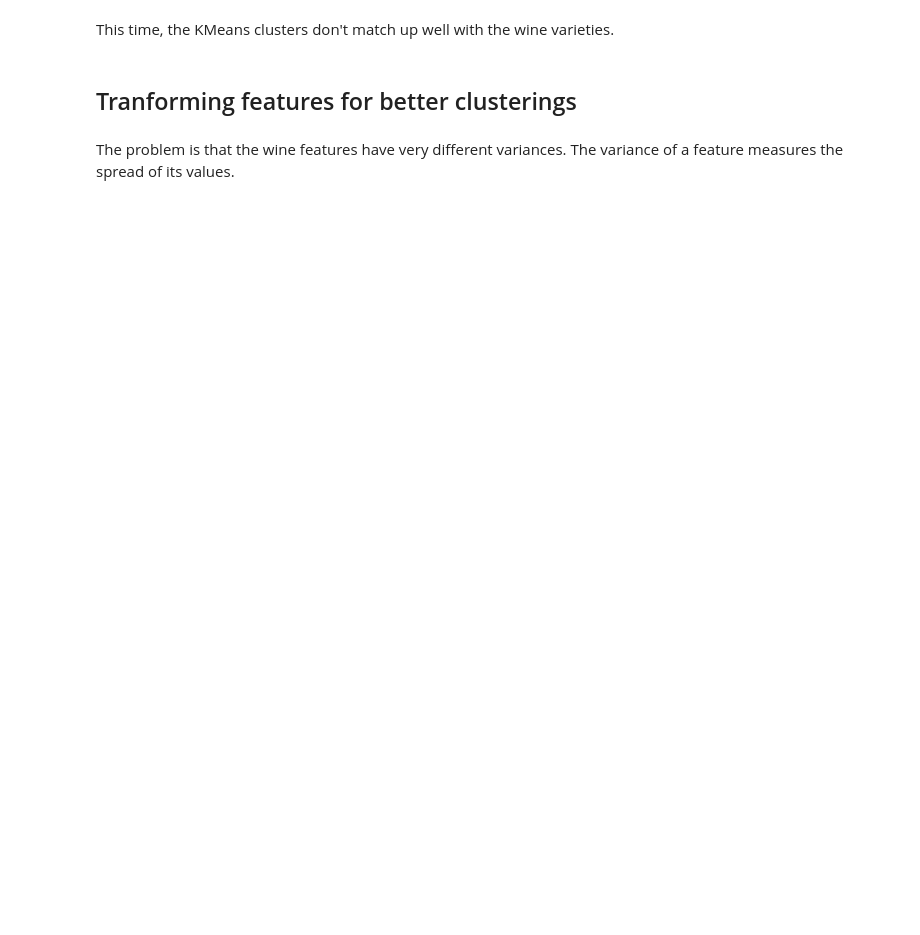
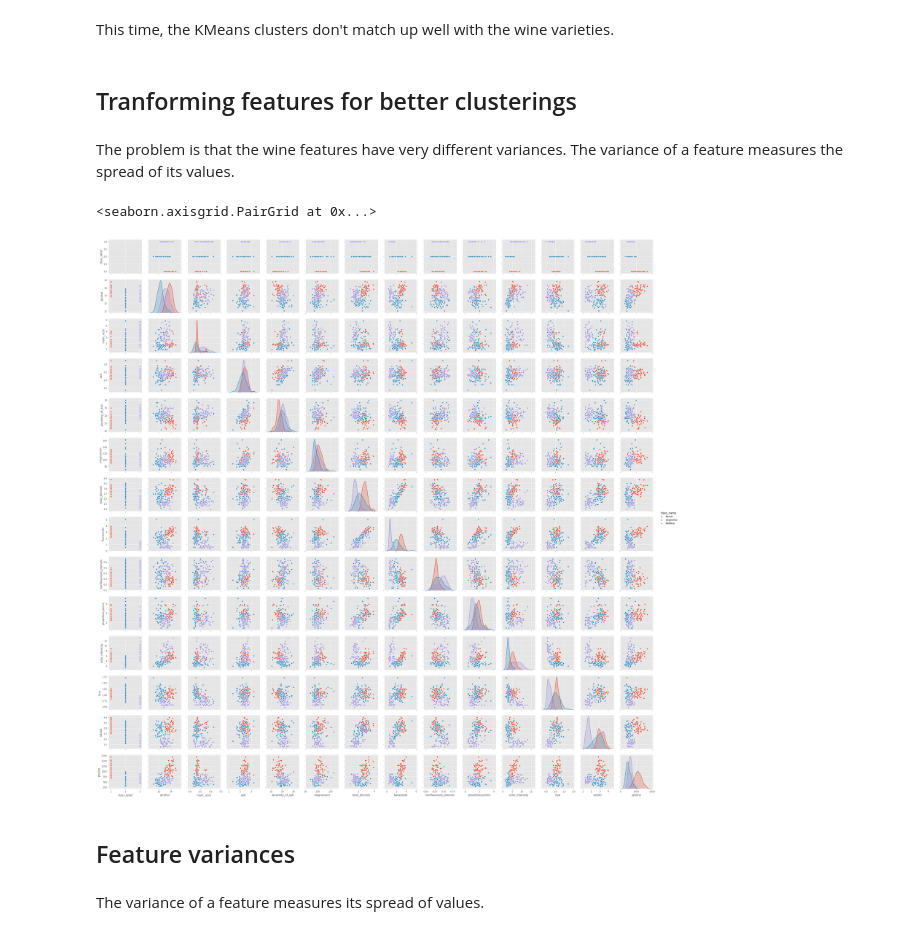
Before and after one commit to cailyn-craven/Unsupervised_learning_sklearn, a Jupyter notebook: Clustering/PiedmontWines.ipynb, the cells around one changed output. Drawn from its saved outputs; the diff is of its cells as text; code cells hidden in the pictures; blank space fills up the shorter version.

```diff
--- a/Clustering/PiedmontWines.ipynb
+++ b/Clustering/PiedmontWines.ipynb
@@ -155,3 +156,14 @@ This time, the KMeans clusters don't match up well with the wine varieties.
 ## Tranforming features for better clusterings
 # %% [markdown]
 The problem is that the wine features have very different variances. The variance of a feature measures the spread of its values.
+# %%
+# create pairplots of all numeric factors in the dataset
+# hue is based on approval status
+sns.pairplot(df, hue="class_name")
+# %% [output]
+<seaborn.axisgrid.PairGrid at 0x...>
+[figure, added]
+# %% [markdown]
+## Feature variances
+# %% [markdown]
+The variance of a feature measures its spread of values.
```
Also changed, not shown: parts of 20 cells of this notebook.
